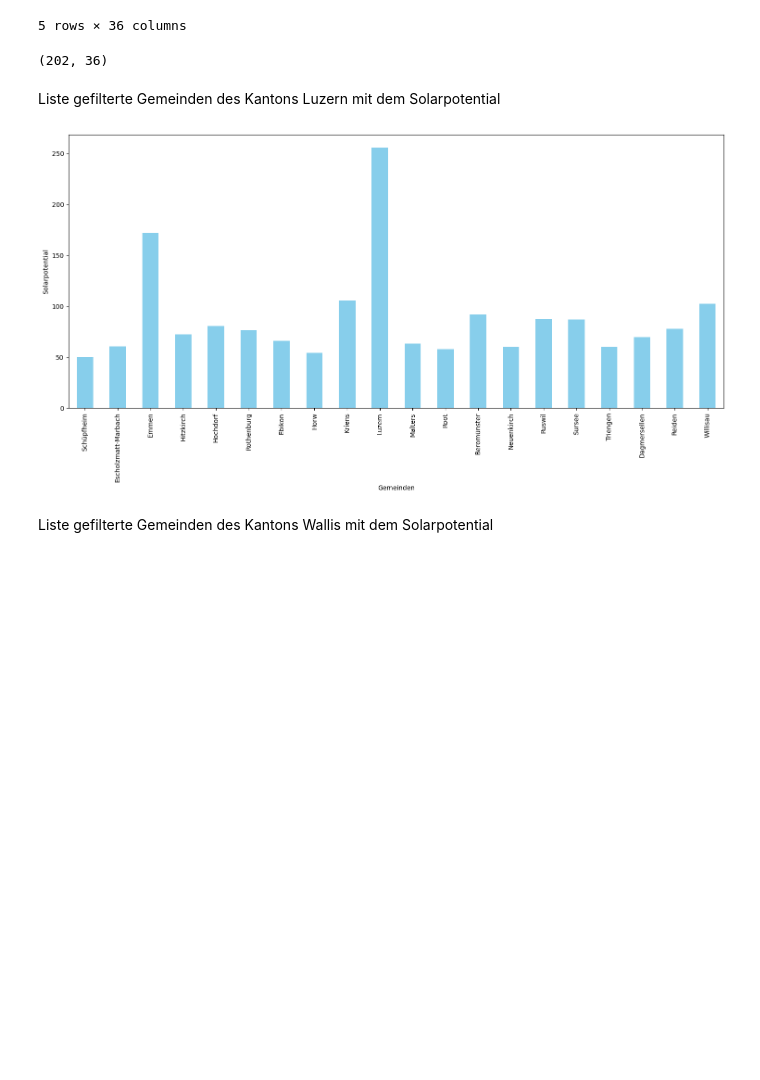
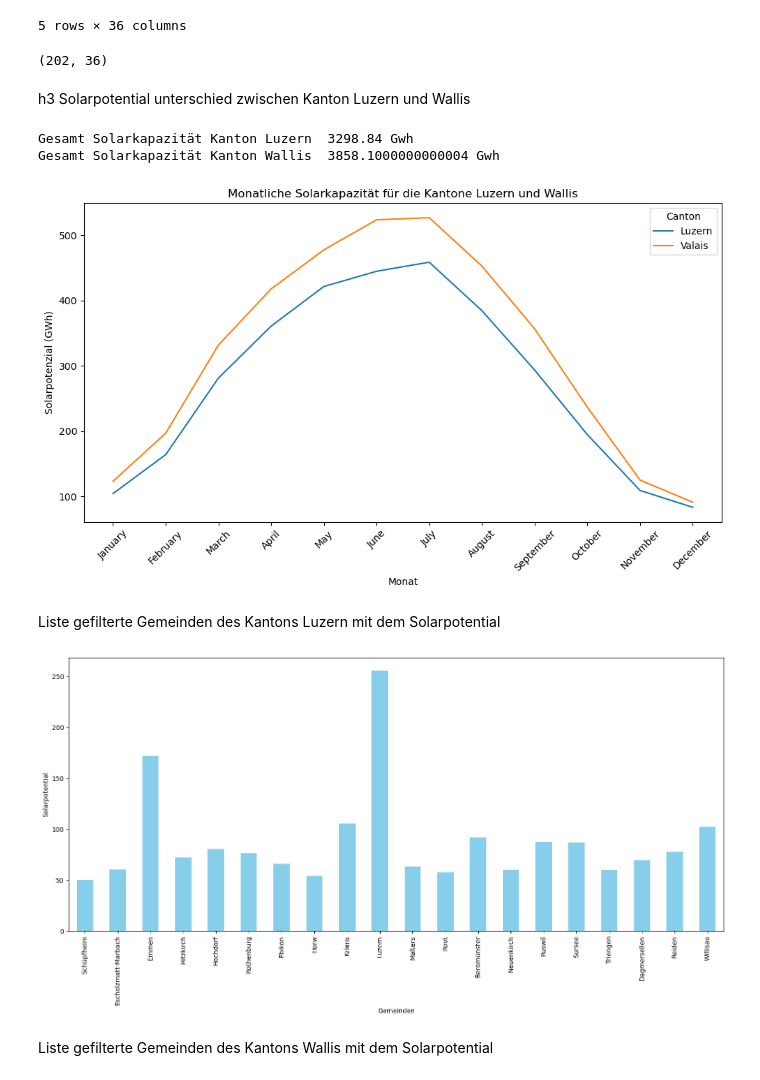
Before and after one commit to Dominique96/Python_first, a Jupyter notebook: solar_project.ipynb, the cells around one changed output. Saved outputs shown, nothing was run; the diff lists cells and outputs as text; code cells hidden in the pictures; blank space fills up the shorter version.

Commit message:
Update solar_project.ipynb
Mein teil

```diff
--- a/solar_project.ipynb
+++ b/solar_project.ipynb
@@ -32,6 +32,82 @@ print(shape)
 | 501 | 1007 | Romoos | Luzern | CH | 11.84 | 0.43 | ... |
 5 rows × 36 columns
 (202, 36)
+# %% [markdown]
+h3 Solarpotential unterschied zwischen Kanton Luzern und Wallis
+# %%
+
+df_lu_vs = df[df["Canton"].isin(["Luzern","Valais"])]
+
+
+solar_LU = df_lu_vs[df_lu_vs["Canton"] == "Luzern"]["Scenario1_RoofsOnly_PotentialSolarElectricity_GWh"].sum()
+solar_VS = df_lu_vs[df_lu_vs["Canton"] == "Valais"]["Scenario1_RoofsOnly_PotentialSolarElectricity_GWh"].sum()
+
+print("Gesamt Solarkapazität Kanton Luzern ", solar_LU , "Gwh")
+print("Gesamt Solarkapazität Kanton Wallis ", solar_VS , "Gwh")
+
+# Define cantons and monthly columns
+cantons = ["Luzern", "Valais"]
+monthly_columns = [
+    'Scenario1_RoofsOnly_PotentialSolarElectricity_Month01_GWh',
+    'Scenario1_RoofsOnly_PotentialSolarElectricity_Month02_GWh',
+    'Scenario1_RoofsOnly_PotentialSolarElectricity_Month03_GWh',
+    'Scenario1_RoofsOnly_PotentialSolarElectricity_Month04_GWh',
+    'Scenario1_RoofsOnly_PotentialSolarElectricity_Month05_GWh',
+    'Scenario1_RoofsOnly_PotentialSolarElectricity_Month06_GWh',
+    'Scenario1_RoofsOnly_PotentialSolarElectricity_Month07_GWh',
+    'Scenario1_RoofsOnly_PotentialSolarElectricity_Month08_GWh',
+    'Scenario1_RoofsOnly_PotentialSolarElectricity_Month09_GWh',
+    'Scenario1_RoofsOnly_PotentialSolarElectricity_Month10_GWh',
+    'Scenario1_RoofsOnly_PotentialSolarElectricity_Month11_GWh',
+    'Scenario1_RoofsOnly_PotentialSolarElectricity_Month12_GWh'
+]
+
+# Initialize an empty list to store results for each canton
+result_tables = []
+
+# Loop through each canton, calculate the monthly sum, and store the result
+for canton in cantons:
+    canton_df = df_lu_vs[df_lu_vs["Canton"] == canton]
+    monthly_sum = canton_df[monthly_columns].sum()
+    monthly_sum_table = pd.DataFrame(monthly_sum, columns=["Total_GWh"])
+    monthly_sum_table.reset_index(inplace=True)
+    monthly_sum_table.rename(columns={"index": "Month"}, inplace=True)
+    monthly_sum_table["Canton"] = canton
+    result_tables.append(monthly_sum_table)
+
+# Concatenate all results into a single table
+final_table = pd.concat(result_tables, ignore_index=True)
+
+# Custom month labels
+month_labels = [
+    'January', 'February', 'March', 'April', 'May', 'June', 'July', 'August',
+    'September', 'October', 'November', 'December'
+]
+
+# Plotting
+plt.figure(figsize=(10, 6))
+
+# Loop through each canton and plot its data
+for canton in cantons:
+    canton_data = final_table[final_table["Canton"] == canton]
+    plt.plot(canton_data["Month"], canton_data["Total_GWh"], label=canton)
+
+# Set custom x-ticks and labels
+plt.xticks(ticks=range(12), labels=month_labels, rotation=45)
+
+# Add labels and title
+plt.xlabel('Monat')
+plt.ylabel('Solarpotenzial (GWh)')
+plt.title('Monatliche Solarkapazität für die Kantone Luzern und Wallis')
+plt.legend(title='Canton')
+
+# Display the plot
+plt.tight_layout()
+plt.show()
+# %% [output]
+Gesamt Solarkapazität Kanton Luzern  3298.84 Gwh
+Gesamt Solarkapazität Kanton Wallis  3858.1000000000004 Gwh
+[figure, added]
 # %% [markdown]
 Liste gefilterte Gemeinden des Kantons Luzern mit dem Solarpotential
 # %%
```
